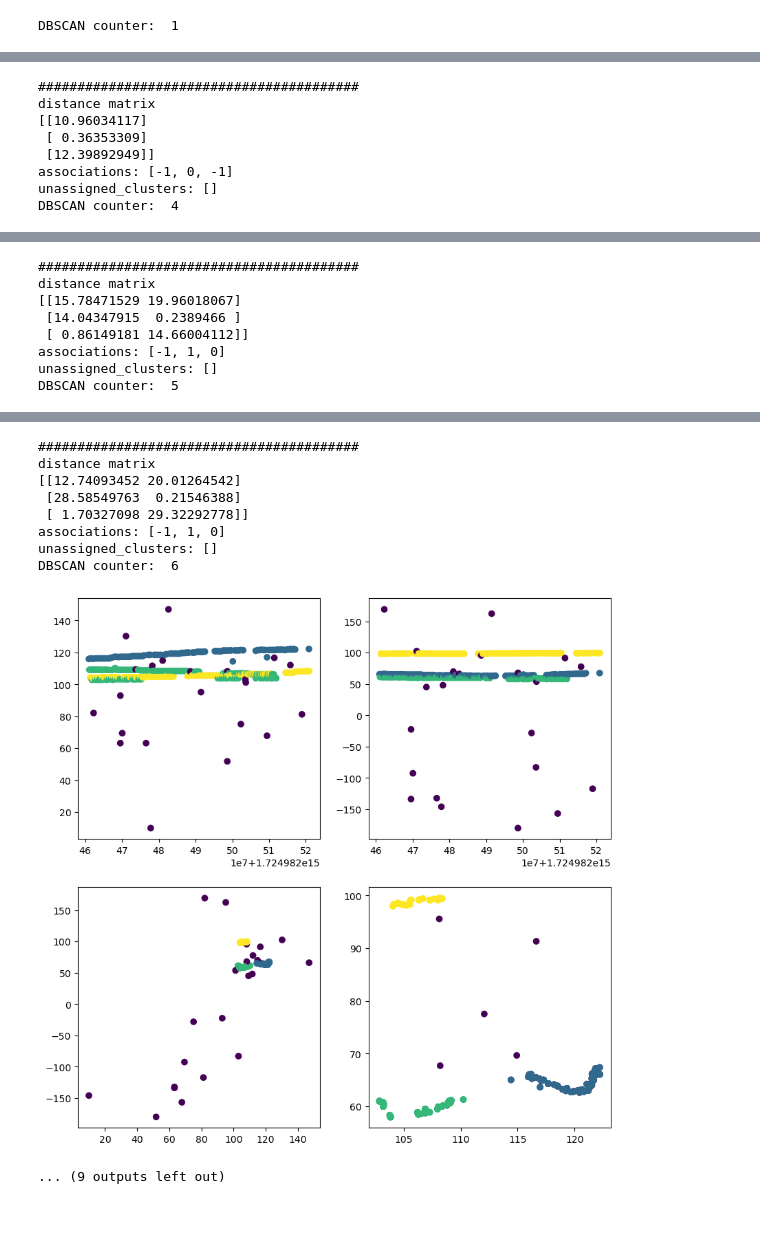
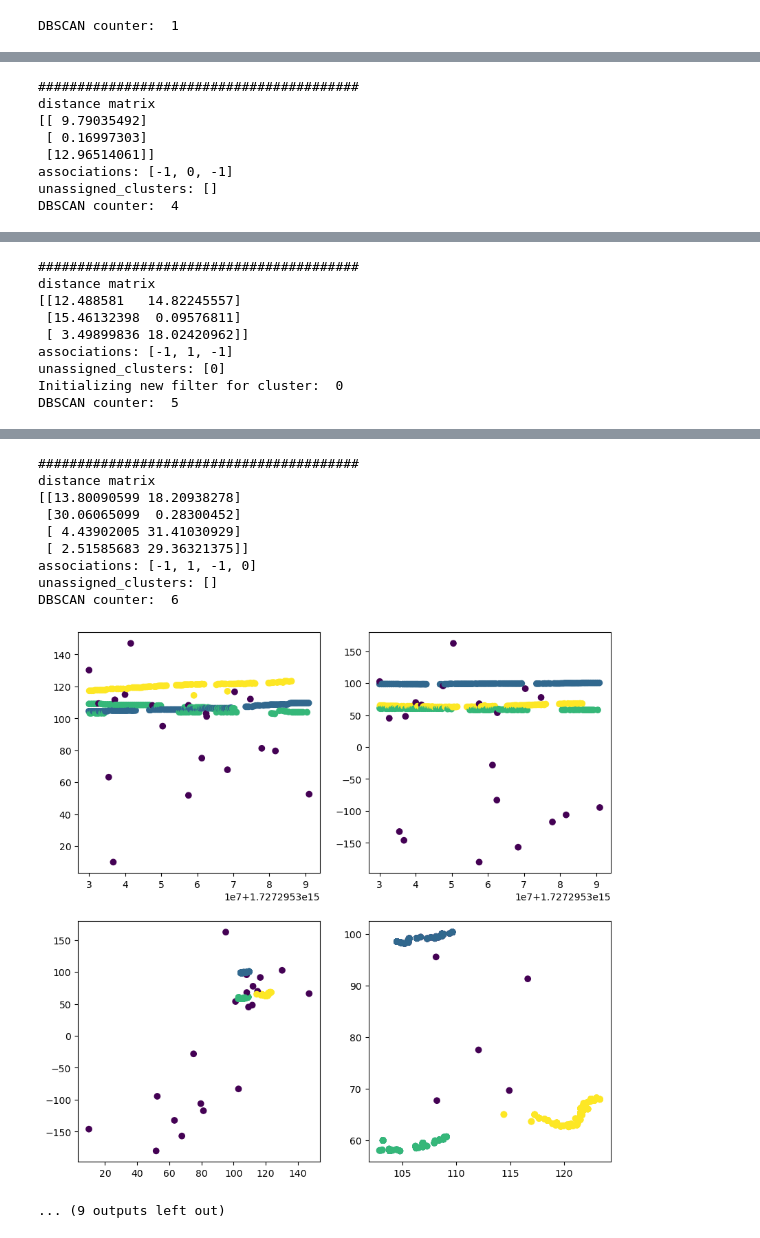
Before and after one commit to WAaronD/FreeWILLI_wasd, a Jupyter notebook: Python/Visualizations/TrackDBSCAN-Adapt-EXP.ipynb, the cells around one changed output, grey strips where cells are left out. Drawn from its saved outputs; the diff is of its cells as text; code cells hidden in the pictures.

```diff
--- a/Python/Visualizations/TrackDBSCAN-Adapt-EXP.ipynb
+++ b/Python/Visualizations/TrackDBSCAN-Adapt-EXP.ipynb
@@ -407,6 +407,7 @@ column_names = [
 
 # Replace with your actual data path
 path_doa = "../../C/deployment_files/2024-8-29-18-37-36-480140_detection"
+path_doa = "../../C/deployment_files/2024-9-25-13-5-15-419096_detection"
 #path_doa = "../2024-9-12-9-36-14-51349_detection"
 df = pd.read_csv(path_doa, delim_whitespace=True, names=column_names, skiprows=1)
 
@@ -465,8 +466,8 @@ DBSCAN counter:  3
 #########################################
 distance matrix
-[[10.96034117]
- [ 0.36353309]
- [12.39892949]]
+[[ 9.79035492]
+ [ 0.16997303]
+ [12.96514061]]
 associations: [-1, 0, -1]
 unassigned_clusters: []
 DBSCAN counter:  4
@@ -474,8 +475,9 @@ DBSCAN counter:  4
 #########################################
 distance matrix
-[[15.78471529 19.96018067]
- [14.04347915  0.2389466 ]
- [ 0.86149181 14.66004112]]
-associations: [-1, 1, 0]
-unassigned_clusters: []
+[[12.488581   14.82245557]
+ [15.46132398  0.09576811]
+ [ 3.49899836 18.02420962]]
+associations: [-1, 1, -1]
+unassigned_clusters: [0]
+Initializing new filter for cluster:  0
 DBSCAN counter:  5
@@ -483,12 +485,13 @@ DBSCAN counter:  5
 #########################################
 distance matrix
-[[12.74093452 20.01264542]
- [28.58549763  0.21546388]
- [ 1.70327098 29.32292778]]
-associations: [-1, 1, 0]
+[[13.80090599 18.20938278]
+ [30.06065099  0.28300452]
+ [ 4.43902005 31.41030929]
+ [ 2.51585683 29.36321375]]
+associations: [-1, 1, -1, 0]
 unassigned_clusters: []
 DBSCAN counter:  6
-[figure, old version]
+[figure, new version]
 ... (9 outputs left out)
 # %%
 plot_log(tracker.kalman_log)
```
Also changed, not shown: parts of 2 cells of this notebook, 16 other files.
